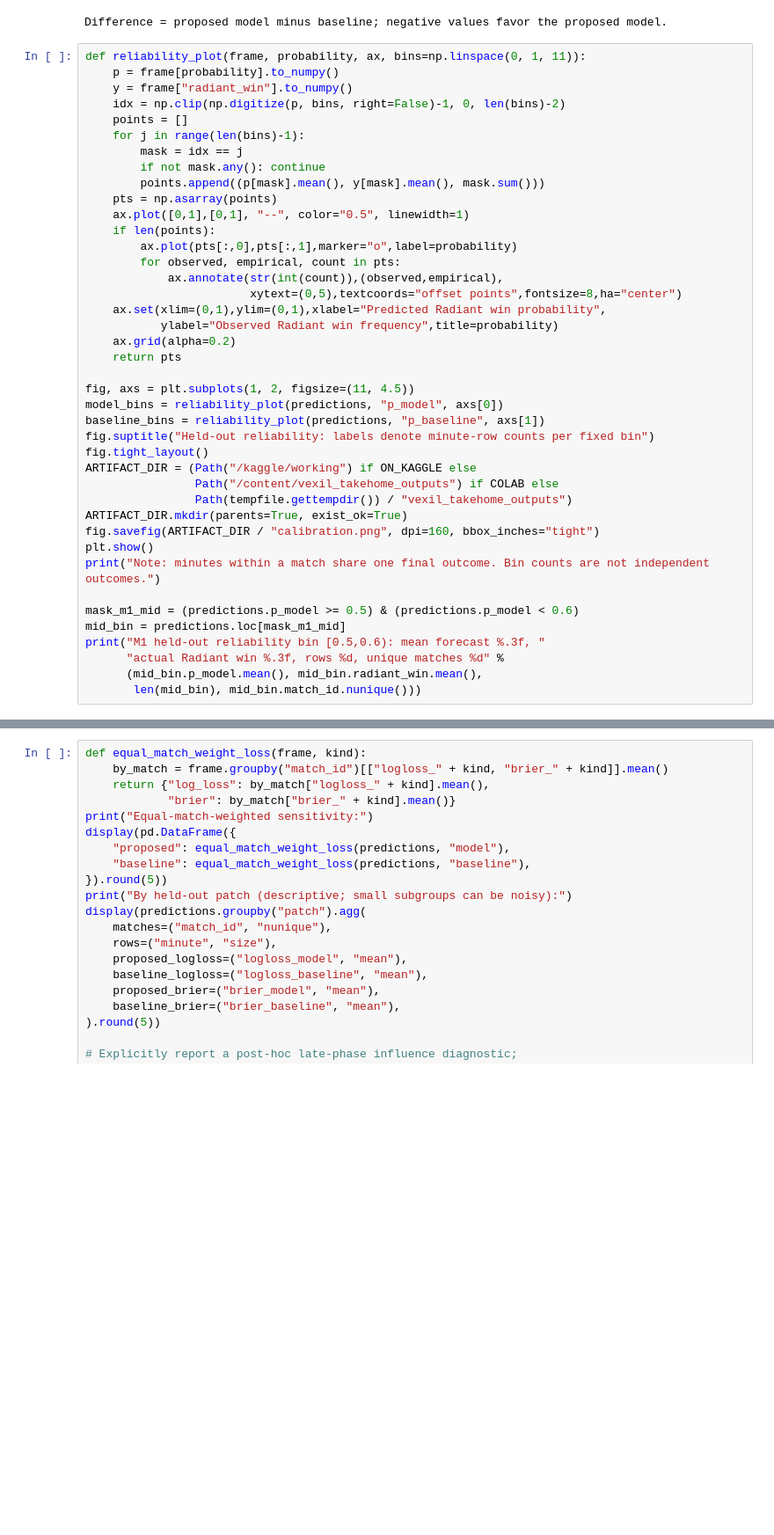
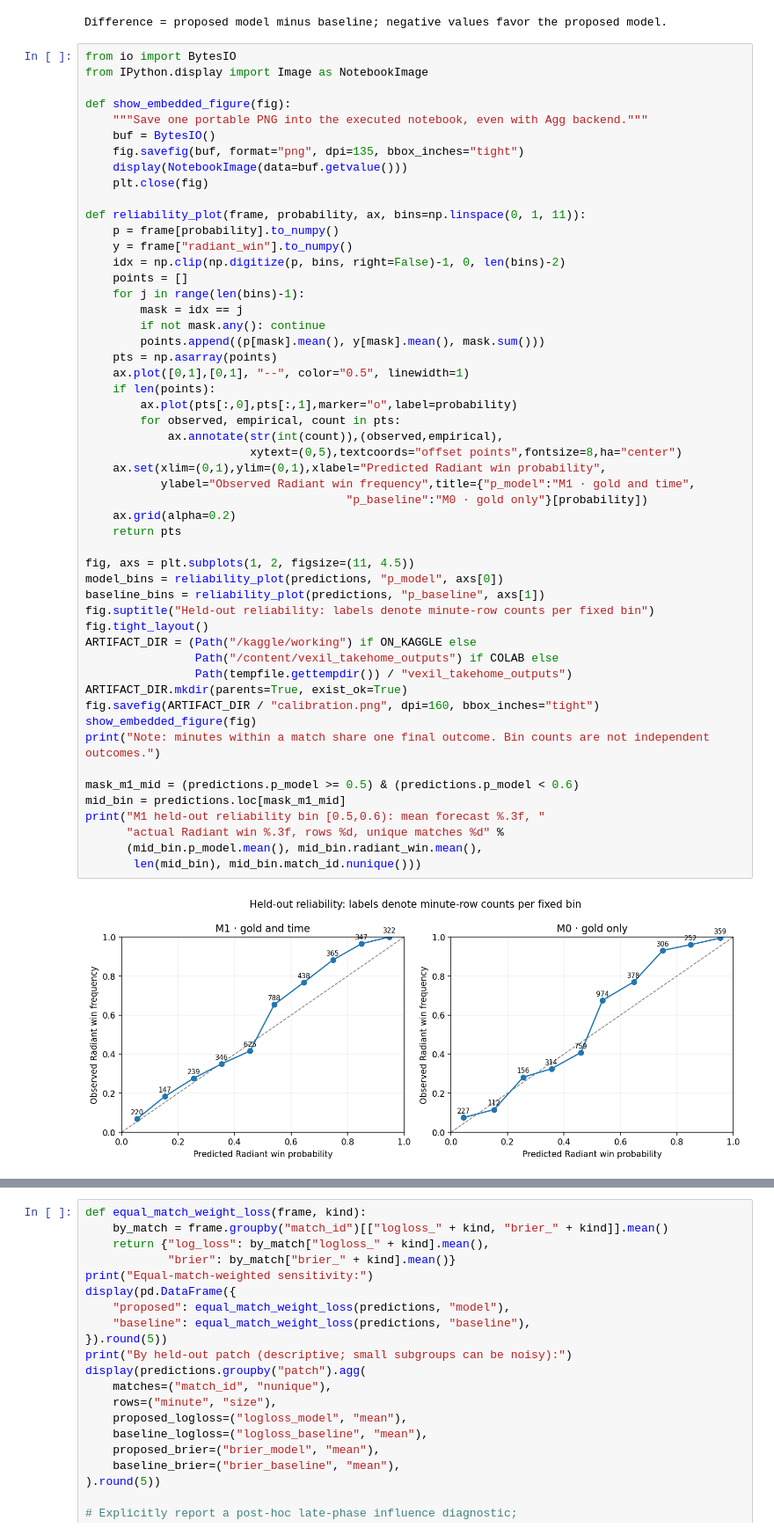
Before and after one commit to sangtrx/vexil-dota2-case-study, a Jupyter notebook: live_dota2_win_probability.ipynb, the cells around one changed output, grey strips where cells are left out. Shown at 88% size. Saved outputs shown, nothing was run; the diff lists cells and outputs as text; blank space fills up the shorter version.

Commit message:
fix: embed real notebook figures and ship supported, readable report

```diff
--- a/live_dota2_win_probability.ipynb
+++ b/live_dota2_win_probability.ipynb
@@ -1060,6 +1060,16 @@ Held-out matches: 106 | predictions: 3837 | radiant win rate (match-level): 0.59
 | 9 | 30+ | brier | 0.10735 | 0.10283 | 0.00453 | 0.05928 | 0.17115 | 0.05031 | 0.17408 | ... |
 Difference = proposed model minus baseline; negative values favor the proposed model.
 # %%
+from io import BytesIO
+from IPython.display import Image as NotebookImage
+
+def show_embedded_figure(fig):
+    """Save one portable PNG into the executed notebook, even with Agg backend."""
+    buf = BytesIO()
+    fig.savefig(buf, format="png", dpi=135, bbox_inches="tight")
+    display(NotebookImage(data=buf.getvalue()))
+    plt.close(fig)
+
 def reliability_plot(frame, probability, ax, bins=np.linspace(0, 1, 11)):
     p = frame[probability].to_numpy()
     y = frame["radiant_win"].to_numpy()
@@ -1072,35 +1082,37 @@ def reliability_plot(frame, probability, ax, bins=np.linspace(0, 1, 11)):
     pts = np.asarray(points)
     ax.plot([0,1],[0,1], "--", color="0.5", linewidth=1)
     if len(points):
         ax.plot(pts[:,0],pts[:,1],marker="o",label=probability)
         for observed, empirical, count in pts:
             ax.annotate(str(int(count)),(observed,empirical),
                         xytext=(0,5),textcoords="offset points",fontsize=8,ha="center")
     ax.set(xlim=(0,1),ylim=(0,1),xlabel="Predicted Radiant win probability",
-           ylabel="Observed Radiant win frequency",title=probability)
+           ylabel="Observed Radiant win frequency",title={"p_model":"M1 · gold and time",
+                                      "p_baseline":"M0 · gold only"}[probability])
     ax.grid(alpha=0.2)
     return pts
 
 fig, axs = plt.subplots(1, 2, figsize=(11, 4.5))
 model_bins = reliability_plot(predictions, "p_model", axs[0])
 baseline_bins = reliability_plot(predictions, "p_baseline", axs[1])
 fig.suptitle("Held-out reliability: labels denote minute-row counts per fixed bin")
 fig.tight_layout()
 ARTIFACT_DIR = (Path("/kaggle/working") if ON_KAGGLE else
                 Path("/content/vexil_takehome_outputs") if COLAB else
                 Path(tempfile.gettempdir()) / "vexil_takehome_outputs")
 ARTIFACT_DIR.mkdir(parents=True, exist_ok=True)
 fig.savefig(ARTIFACT_DIR / "calibration.png", dpi=160, bbox_inches="tight")
-plt.show()
+show_embedded_figure(fig)
 print("Note: minutes within a match share one final outcome. Bin counts are not independent outcomes.")
 
 mask_m1_mid = (predictions.p_model >= 0.5) & (predictions.p_model < 0.6)
 mid_bin = predictions.loc[mask_m1_mid]
 print("M1 held-out reliability bin [0.5,0.6): mean forecast %.3f, "
       "actual Radiant win %.3f, rows %d, unique matches %d" %
       (mid_bin.p_model.mean(), mid_bin.radiant_win.mean(),
        len(mid_bin), mid_bin.match_id.nunique()))
 # %% [output]
+[figure, added]
 Note: minutes within a match share one final outcome. Bin counts are not independent outcomes.
 M1 held-out reliability bin [0.5,0.6): mean forecast 0.540, actual Radiant win 0.654, rows 788, unique matches 103
 # %%
```
Also changed, not shown: parts of 3 cells of this notebook, 14 other files.
